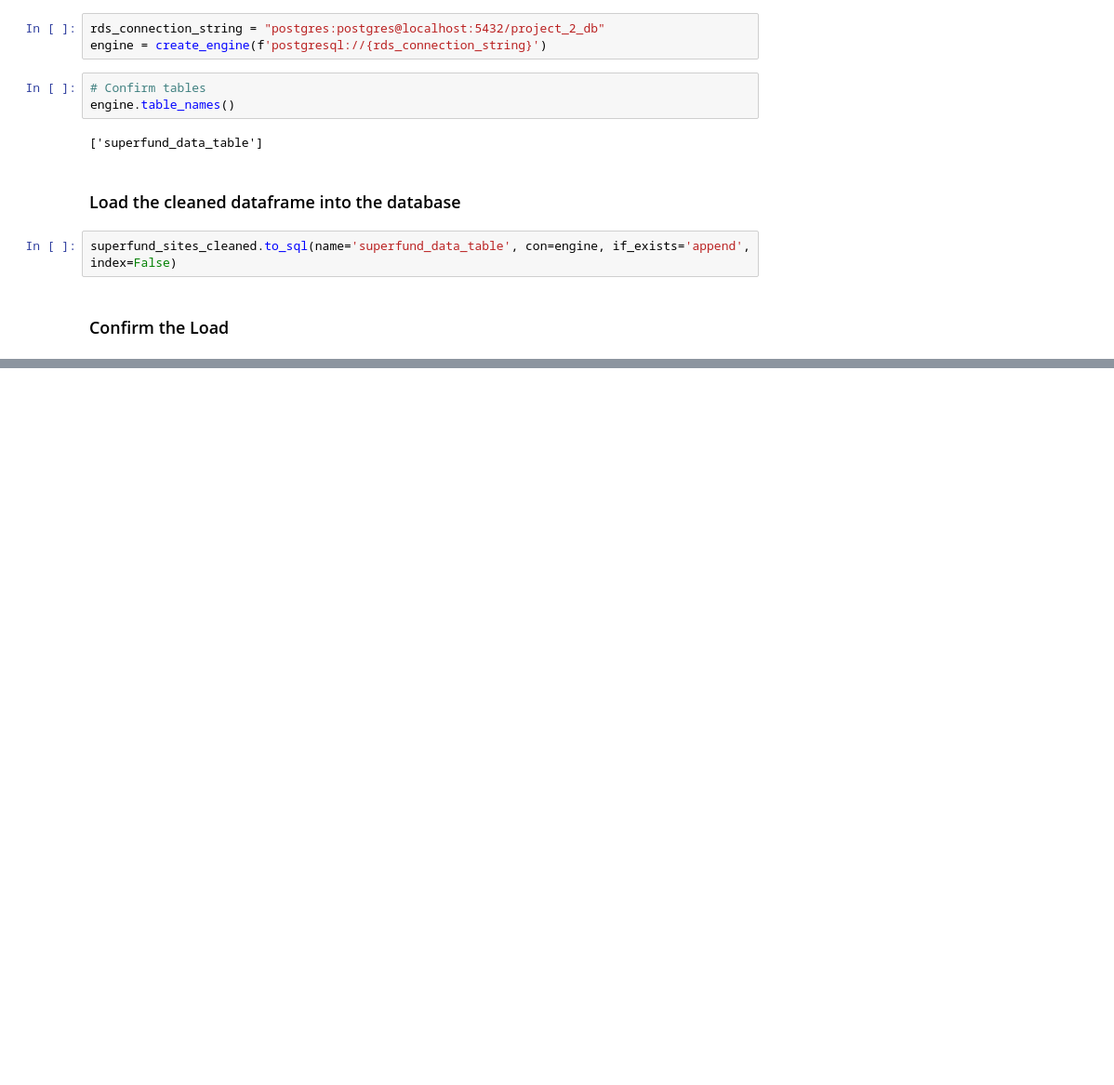
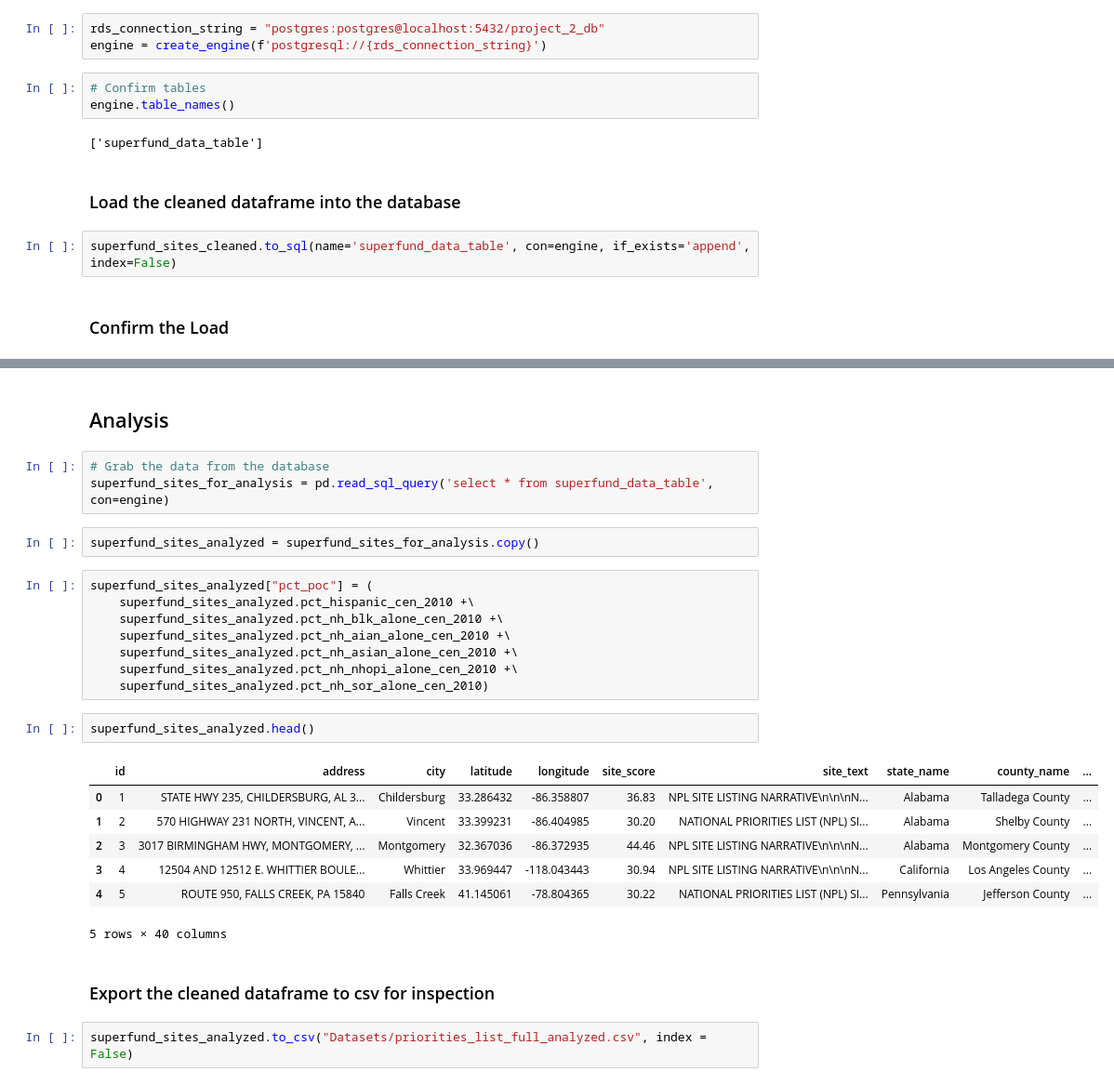
Before and after one commit to CraftyJack/Project-2, a Jupyter notebook: Project-2_data_cleaning.ipynb, the cells around one changed output, grey strips where cells are left out. Shown at 93% size. Cells and saved outputs as stored; diff of their text form; blank space fills up the shorter version.

Commit message:
adding analysis

```diff
--- a/Project-2_data_cleaning.ipynb
+++ b/Project-2_data_cleaning.ipynb
@@ -218 +221,30 @@ pd.read_sql_query('select * from superfund_data_table', con=engine).head()
 5 rows × 39 columns
+# %% [markdown]
+## Analysis
+# %%
+# Grab the data from the database
+superfund_sites_for_analysis = pd.read_sql_query('select * from superfund_data_table', con=engine)
+# %%
+superfund_sites_analyzed = superfund_sites_for_analysis.copy()
+# %%
+superfund_sites_analyzed["pct_poc"] = (
+    superfund_sites_analyzed.pct_hispanic_cen_2010 +\
+    superfund_sites_analyzed.pct_nh_blk_alone_cen_2010 +\
+    superfund_sites_analyzed.pct_nh_aian_alone_cen_2010 +\
+    superfund_sites_analyzed.pct_nh_asian_alone_cen_2010 +\
+    superfund_sites_analyzed.pct_nh_nhopi_alone_cen_2010 +\
+    superfund_sites_analyzed.pct_nh_sor_alone_cen_2010)
+# %%
+superfund_sites_analyzed.head()
+# %% [output]
+|  | id | address | city | latitude | longitude | site_score | site_text | state_name | county_name | ... |
+| 0 | 1 | STATE HWY 235, CHILDERSBURG, AL 3... | Childersburg | 33.286432 | -86.358807 | 36.83 | NPL SITE LISTING NARRATIVE\n\n\nN... | Alabama | Talladega County | ... |
+| 1 | 2 | 570 HIGHWAY 231 NORTH, VINCENT, A... | Vincent | 33.399231 | -86.404985 | 30.20 | NATIONAL PRIORITIES LIST (NPL) SI... | Alabama | Shelby County | ... |
+| 2 | 3 | 3017 BIRMINGHAM HWY, MONTGOMERY, ... | Montgomery | 32.367036 | -86.372935 | 44.46 | NPL SITE LISTING NARRATIVE\n\n\nN... | Alabama | Montgomery County | ... |
+| 3 | 4 | 12504 AND 12512 E. WHITTIER BOULE... | Whittier | 33.969447 | -118.043443 | 30.94 | NPL SITE LISTING NARRATIVE\n\n\nN... | California | Los Angeles County | ... |
+| 4 | 5 | ROUTE 950, FALLS CREEK, PA 15840 | Falls Creek | 41.145061 | -78.804365 | 30.22 | NATIONAL PRIORITIES LIST (NPL) SI... | Pennsylvania | Jefferson County | ... |
+5 rows × 40 columns
+# %% [markdown]
+### Export the cleaned dataframe to csv for inspection
+# %%
+superfund_sites_analyzed.to_csv("Datasets/priorities_list_full_analyzed.csv", index = False)
```
Also changed, not shown: parts of 7 cells of this notebook, 2 other files.
